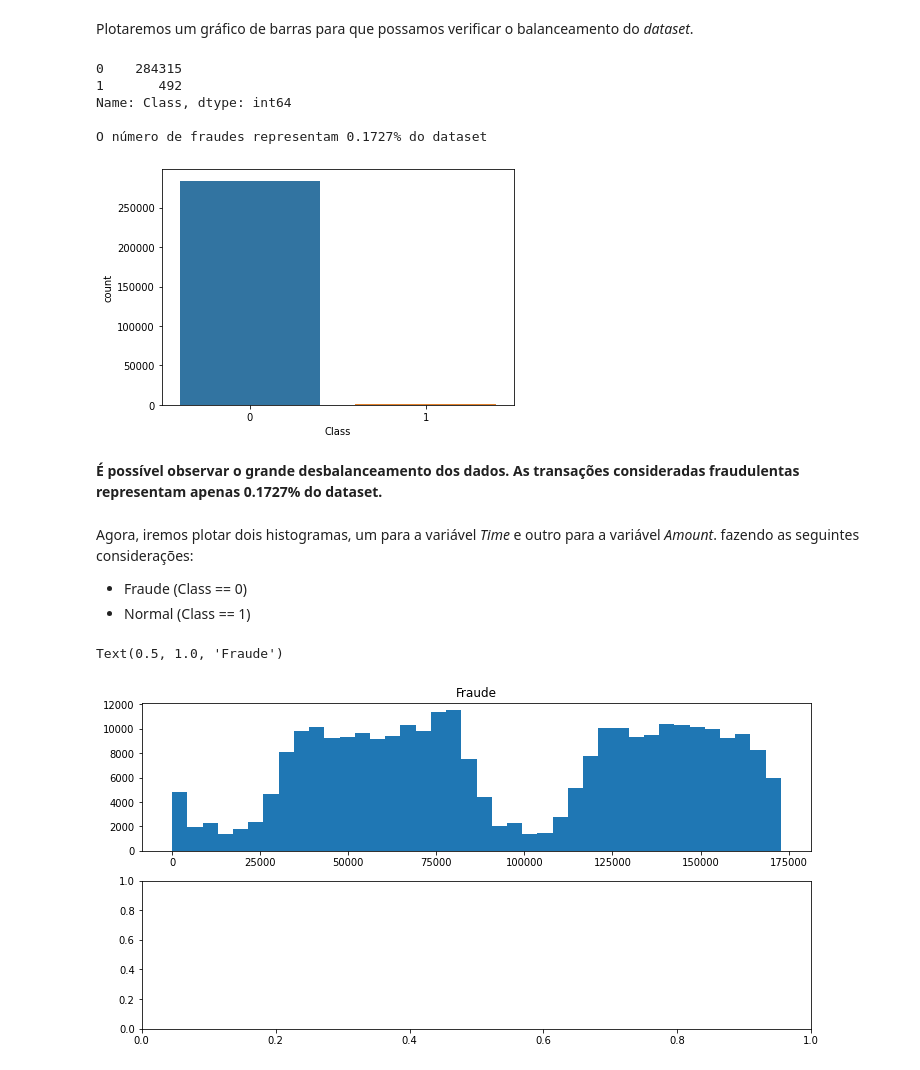
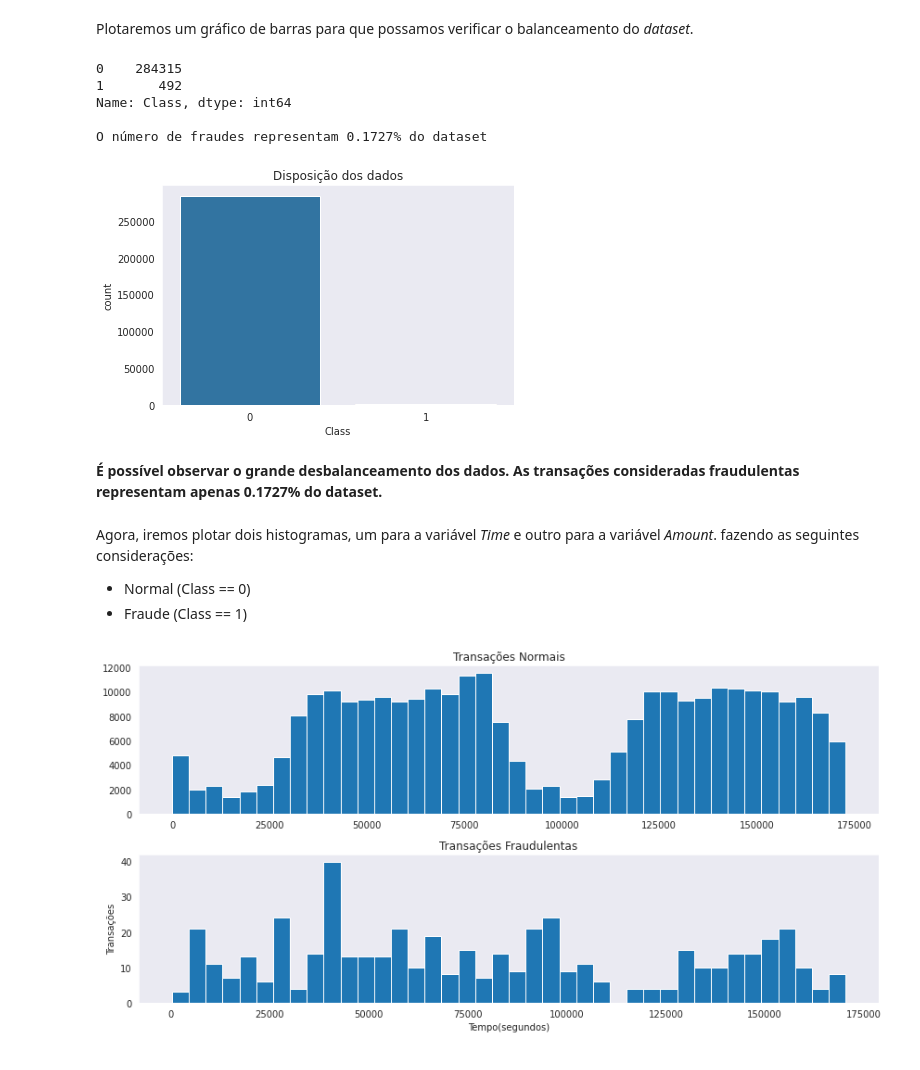
Before and after one commit to Pedro-Henrique8899-eng/Data_Science_Pedro_Enginer, a Jupyter notebook: inicio_file_cartao.ipynb, the cells around one changed output. Cells and saved outputs as stored; diff of their text form; code cells hidden in the pictures.

```diff
--- a/inicio_file_cartao.ipynb
+++ b/inicio_file_cartao.ipynb
@@ -20,6 +20,9 @@ import pandas as pd
 import matplotlib.pyplot as plt
 import seaborn as sns
 import numpy as np
+
+# associando o modelo dark para os gráficos do seaborn
+sns.set_style('dark')
 # %% [markdown]
 *  Agora faremos a aquisição dos dados
 # %%
@@ -98,6 +101,7 @@ print('\nO número de fraudes representam {:.4}% do dataset\n'.format((df[df.Cla
 
 # gráfico de barras para verificar o balanceamento dos dados
 sns.countplot('Class', data=df)
+plt.title('Disposição dos dados')
 plt.tight_layout();
 # %% [output]
 0    284315
@@ -105,24 +109,27 @@ plt.tight_layout();
 Name: Class, dtype: int64
 
 O número de fraudes representam 0.1727% do dataset
-[figure, old version]
+[figure, new version]
 # %% [markdown]
 **É possível observar o grande desbalanceamento dos dados. As transações consideradas fraudulentas representam apenas 0.1727% do dataset.**
 # %% [markdown]
 Agora, iremos plotar dois histogramas, um para a variável *Time* e outro para a variável *Amount*. fazendo as seguintes considerações:
-*  Fraude (Class == 0)
-*  Normal (Class == 1)
+*  Normal (Class == 0)
+*  Fraude (Class == 1)
 # %%
 # Histograma da variável Time
 fig, ax = plt.subplots(nrows=2, ncols=1, figsize=(12,6))
 
 num_bins = 40
 
 ax[0].hist(df.Time[df.Class == 0], bins = num_bins)
-ax[0].set_title('Transações Fraudulentas')
+ax[0].set_title('Transações Normais')
 
-ax[1].hist(df.Amount[df.Class == 1], bins = num_bins)
-ax[1].set_title('Normal')
+ax[1].hist(df.Time[df.Class == 1], bins = num_bins)
+ax[1].set_title('Transações Fraudulentas')
+
+plt.xlabel('Tempo(segundos)')
+plt.ylabel('Transações')
+plt.tight_layout()
 # %% [output]
-Text(0.5, 1.0, 'Fraude')
-[figure, old version]
+[figure, new version]
```
Also changed, not shown: parts of 3 cells of this notebook.
